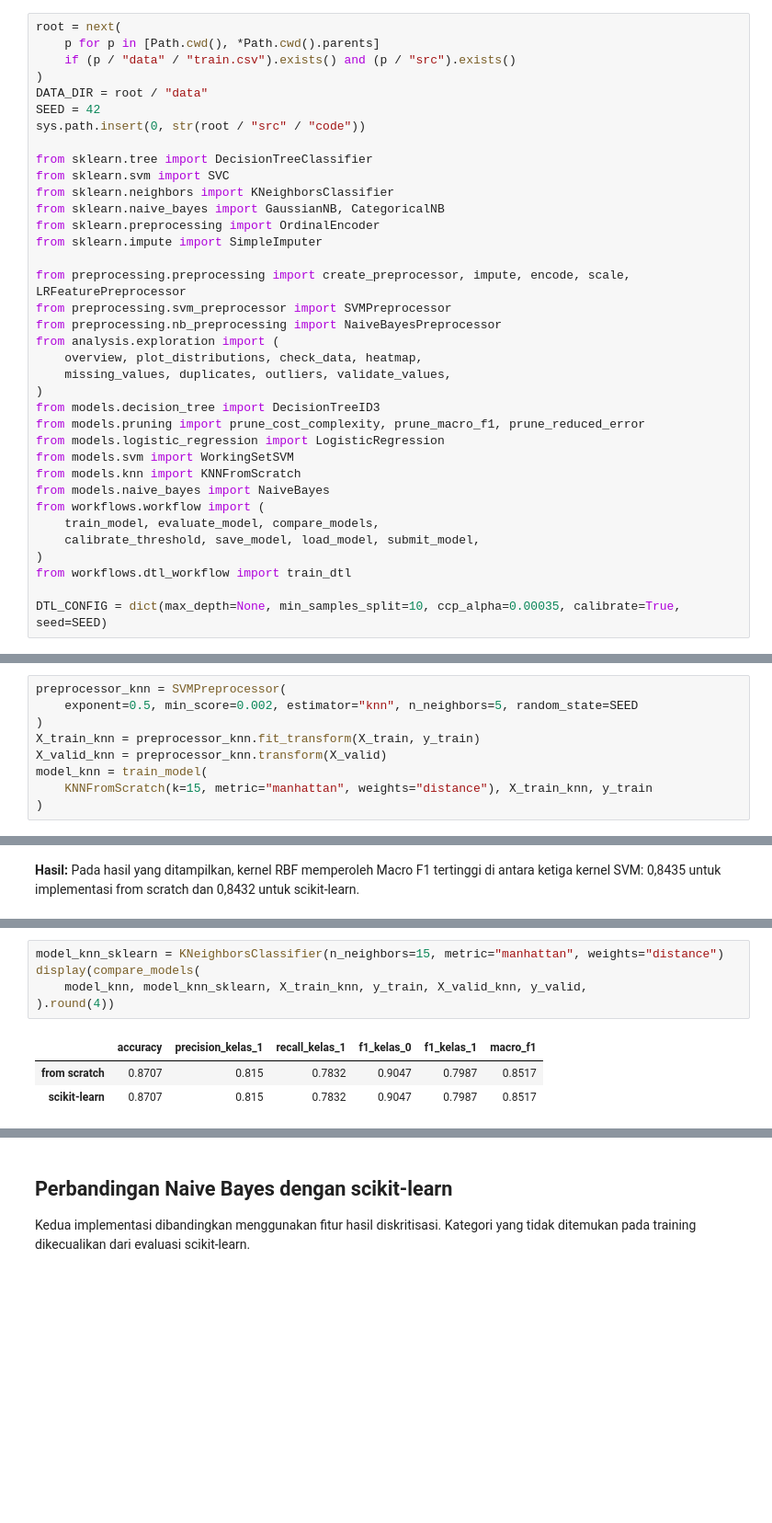
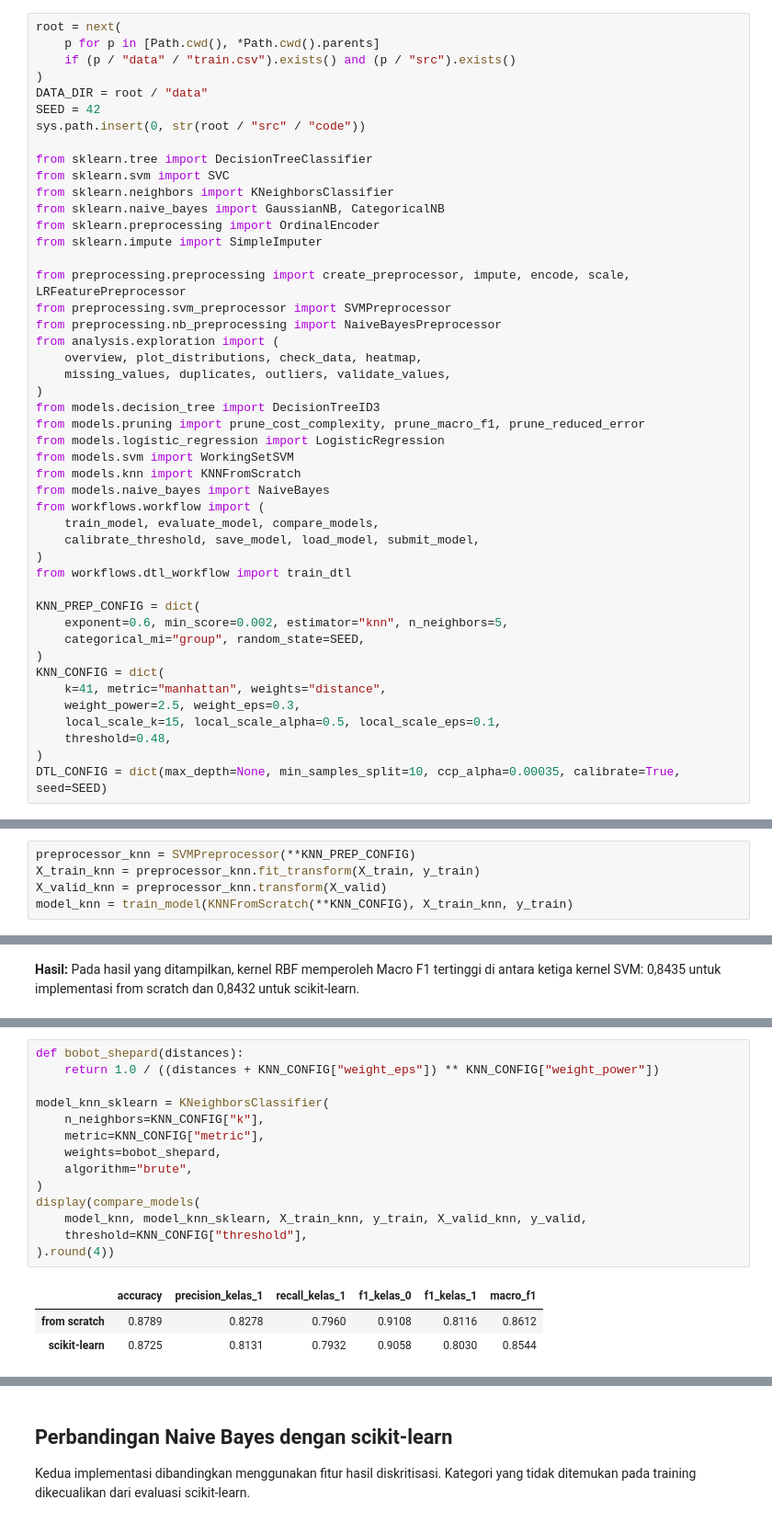
Before and after one commit to Alpaomega1136/IF3170_G31_KelompokDadakan, a Jupyter notebook: src/notebooks/IF3170_G31_KelompokDadakan.ipynb, the cells around one changed output, grey strips where cells are left out. Shown at 92% size. Saved outputs shown, nothing was run; the diff lists cells and outputs as text; blank space fills up the shorter version.

Commit message:
feat(knn): add local scaling, regularized Shepard weighting, and group-level MI

```diff
--- a/src/notebooks/IF3170_G31_KelompokDadakan.ipynb
+++ b/src/notebooks/IF3170_G31_KelompokDadakan.ipynb
@@ -141,6 +141,16 @@ from workflows.workflow import (
 )
 from workflows.dtl_workflow import train_dtl
 
+KNN_PREP_CONFIG = dict(
+    exponent=0.6, min_score=0.002, estimator="knn", n_neighbors=5,
+    categorical_mi="group", random_state=SEED,
+)
+KNN_CONFIG = dict(
+    k=41, metric="manhattan", weights="distance",
+    weight_power=2.5, weight_eps=0.3,
+    local_scale_k=15, local_scale_alpha=0.5, local_scale_eps=0.1,
+    threshold=0.48,
+)
 DTL_CONFIG = dict(max_depth=None, min_samples_split=10, ccp_alpha=0.00035, calibrate=True, seed=SEED)
 # %% [markdown]
 ## Seed Everything
@@ -540,12 +550,8 @@ Sel berikut melatih KNN dengan `k=15`, jarak Manhattan, dan bobot jarak. Fitur d
 # %%
-preprocessor_knn = SVMPreprocessor(
-    exponent=0.5, min_score=0.002, estimator="knn", n_neighbors=5, random_state=SEED
-)
+preprocessor_knn = SVMPreprocessor(**KNN_PREP_CONFIG)
 X_train_knn = preprocessor_knn.fit_transform(X_train, y_train)
 X_valid_knn = preprocessor_knn.transform(X_valid)
-model_knn = train_model(
-    KNNFromScratch(k=15, metric="manhattan", weights="distance"), X_train_knn, y_train
-)
+model_knn = train_model(KNNFromScratch(**KNN_CONFIG), X_train_knn, y_train)
 # %% [markdown]
 ## Decision Tree Learning
 
@@ -873,10 +879,19 @@ Kedua implementasi dibandingkan menggunakan fitur yang sama, jarak Manhattan, `k
 # %%
-model_knn_sklearn = KNeighborsClassifier(n_neighbors=15, metric="manhattan", weights="distance")
+def bobot_shepard(distances):
+    return 1.0 / ((distances + KNN_CONFIG["weight_eps"]) ** KNN_CONFIG["weight_power"])
+
+model_knn_sklearn = KNeighborsClassifier(
+    n_neighbors=KNN_CONFIG["k"],
+    metric=KNN_CONFIG["metric"],
+    weights=bobot_shepard,
+    algorithm="brute",
+)
 display(compare_models(
     model_knn, model_knn_sklearn, X_train_knn, y_train, X_valid_knn, y_valid,
+    threshold=KNN_CONFIG["threshold"],
 ).round(4))
 # %% [output]
 |  | accuracy | precision_kelas_1 | recall_kelas_1 | f1_kelas_0 | f1_kelas_1 | macro_f1 |
-| from scratch | 0.8707 | 0.815 | 0.7832 | 0.9047 | 0.7987 | 0.8517 |
-| scikit-learn | 0.8707 | 0.815 | 0.7832 | 0.9047 | 0.7987 | 0.8517 |
+| from scratch | 0.8789 | 0.8278 | 0.7960 | 0.9108 | 0.8116 | 0.8612 |
+| scikit-learn | 0.8725 | 0.8131 | 0.7932 | 0.9058 | 0.8030 | 0.8544 |
 # %% [markdown]
```
Also changed, not shown: parts of 15 cells of this notebook, 6 other files.
